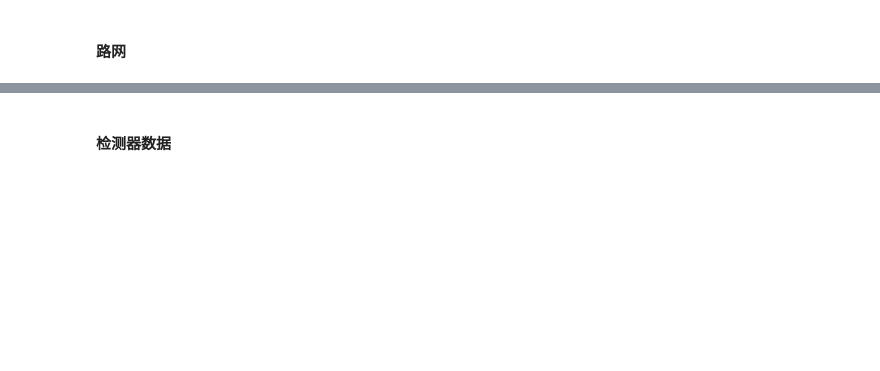
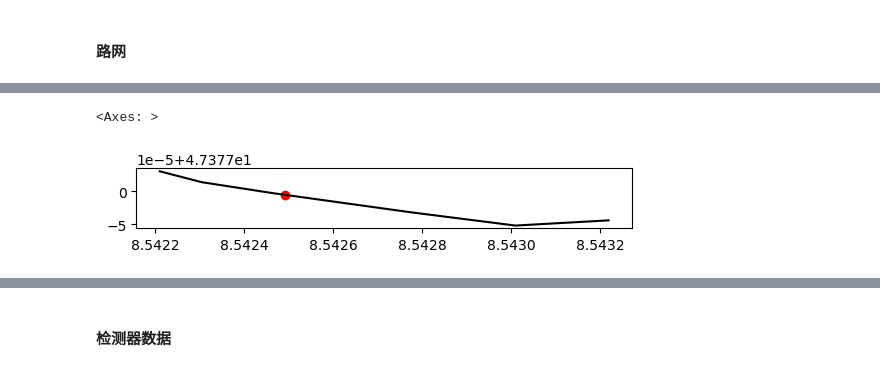
Before and after one commit to feng-jialong/Network-Control, a Jupyter notebook: exp.ipynb, the cells around one changed output, grey strips where cells are left out. Cells and saved outputs as stored; diff of their text form; code cells hidden in the pictures; blank space fills up the shorter version.

```diff
--- a/exp.ipynb
+++ b/exp.ipynb
@@ -93,0 +73,10 @@ def agg_func(df):
+# %%
+# 路段
+fig,ax = plt.subplots()
+detectors_gdf.linkid.value_counts()
+probe_linkid = [3]
+links_gdf.query("linkid in @probe_linkid").plot(ax=ax,color="k")
+detectors_gdf.query("linkid in @probe_linkid").plot(ax=ax,color="r")
+# %% [output]
+<Axes: >
+[figure, added]
```
Also changed, not shown: parts of 24 cells of this notebook.
